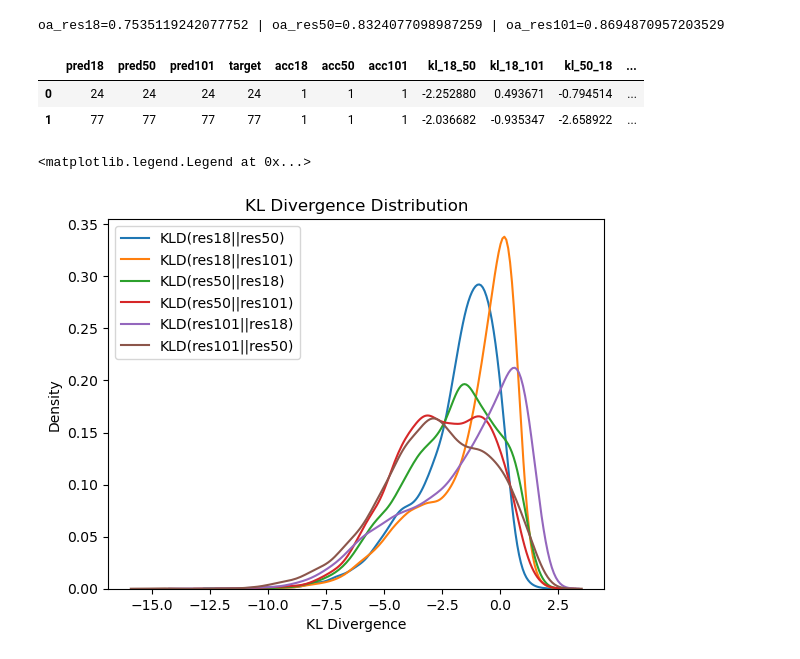
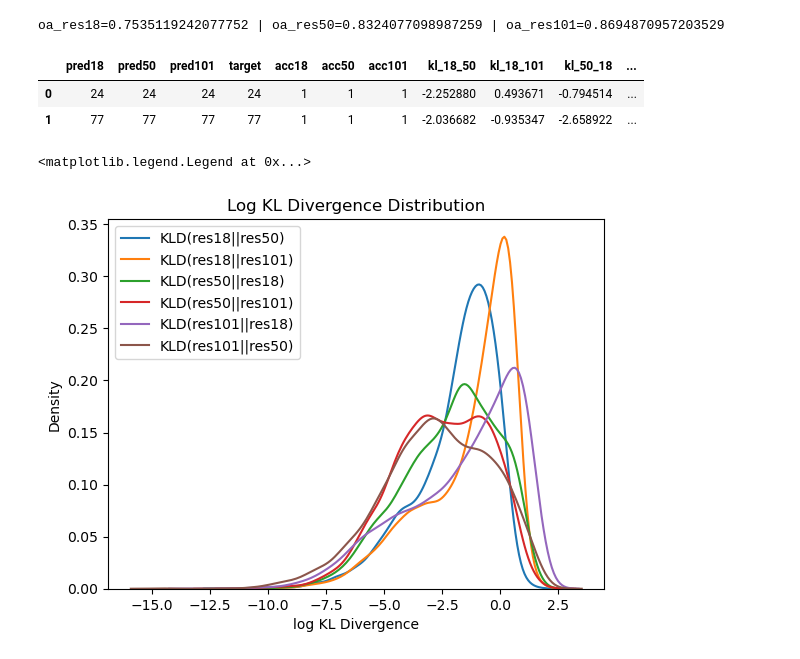
Before and after one commit to TimothyZG/wliura2024, a Jupyter notebook: post-exp2-analysis/analysis.ipynb, the cells around one changed output. Drawn from its saved outputs; the diff is of its cells as text; code cells hidden in the pictures.

```diff
--- a/post-exp2-analysis/analysis.ipynb
+++ b/post-exp2-analysis/analysis.ipynb
@@ -97,29 +88,29 @@ oa_res18=0.7535119242077752 | oa_res50=0.8324077098987259 | oa_res101=0.86948709
 # %%
 def calc_kl(Q,P,numclass):
     return np.log(rel_entr(Q.iloc[:,0:numclass],P.iloc[:,0:numclass]).sum(1))
 df["kl_18_50"] = calc_kl(df18,df50,100)
 df["kl_18_101"] = calc_kl(df18,df101,100)
 df["kl_50_18"] = calc_kl(df50,df18,100)
 df["kl_50_101"] = calc_kl(df50,df101,100)
 df["kl_101_18"] = calc_kl(df101,df18,100)
 df["kl_101_50"] = calc_kl(df101,df50,100)
 display(df.head(2))
 sns.kdeplot(df["kl_18_50"], label='KLD(res18||res50)')
 sns.kdeplot(df["kl_18_101"], label='KLD(res18||res101)')
 sns.kdeplot(df["kl_50_18"], label='KLD(res50||res18)')
 sns.kdeplot(df["kl_50_101"], label='KLD(res50||res101)')
 sns.kdeplot(df["kl_101_18"], label='KLD(res101||res18)')
 sns.kdeplot(df["kl_101_50"], label='KLD(res101||res50)')
-plt.title('KL Divergence Distribution')
-plt.xlabel('KL Divergence')
+plt.title('Log KL Divergence Distribution')
+plt.xlabel('log KL Divergence')
 plt.ylabel('Density')
 plt.legend()
 # %% [output]
 |  | pred18 | pred50 | pred101 | target | acc18 | acc50 | acc101 | kl_18_50 | kl_18_101 | kl_50_18 | ... |
 | 0 | 24 | 24 | 24 | 24 | 1 | 1 | 1 | -2.252880 | 0.493671 | -0.794514 | ... |
 | 1 | 77 | 77 | 77 | 77 | 1 | 1 | 1 | -2.036682 | -0.935347 | -2.658922 | ... |
 <matplotlib.legend.Legend at 0x...>
-[figure, old version]
+[figure, new version]
 # %%
 binnum=10
 def bin_kl_vis(df_in, binnum,kl_name,acc_col1,acc_col2):
```
Also changed, not shown: parts of 2 cells of this notebook, 1 other file.
